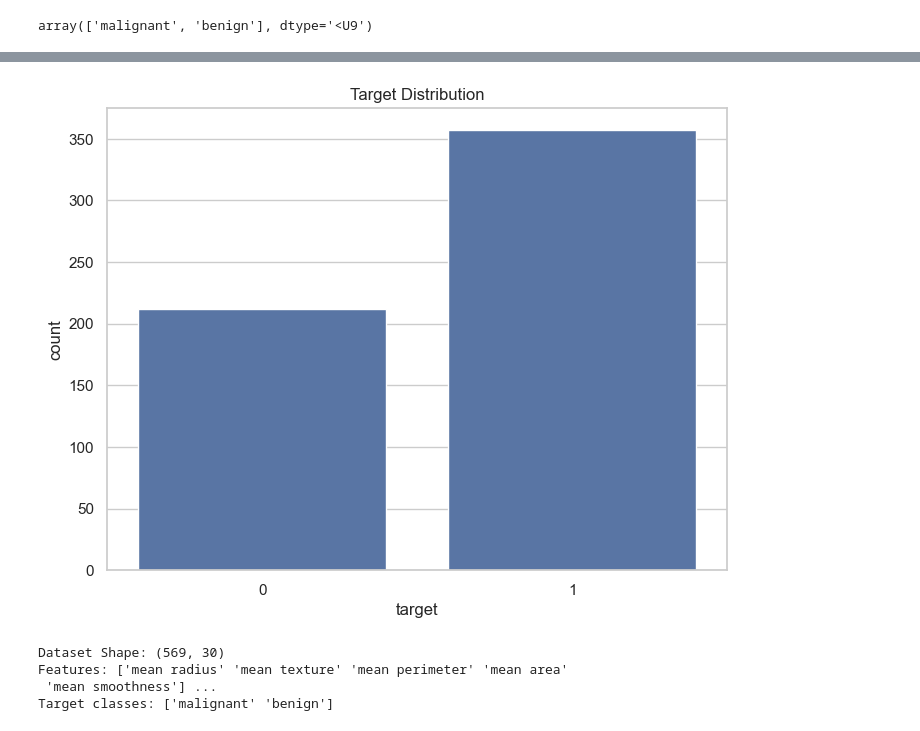
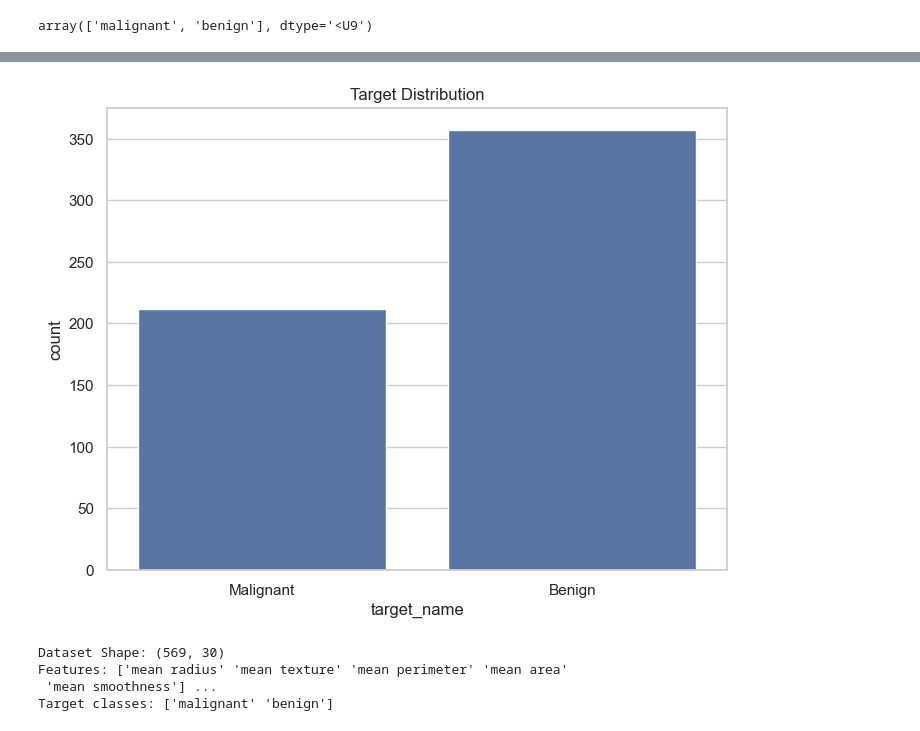
Before and after one commit to orishashakya/Data-Science-Workbook, a Jupyter notebook: Logistic Regression/binomialregression.ipynb, the cells around one changed output, grey strips where cells are left out. Cells and saved outputs as stored; diff of their text form; code cells hidden in the pictures.

```diff
--- a/Logistic Regression/binomialregression.ipynb
+++ b/Logistic Regression/binomialregression.ipynb
@@ -92,13 +137,13 @@ dtype: int64
 # %%
 # Check target distribution
 import seaborn as sns
 import matplotlib.pyplot as plt
 
-sns.countplot(x='target', data=df)
+sns.countplot(x='target_name', data=df)
 plt.title("Target Distribution")
 plt.show()
 # %% [output]
-[figure, old version]
+[figure, new version]
 # %%
 X, y = data.data, data.target
 feature_names = data.feature_names
```
Also changed, not shown: parts of 6 cells of this notebook, 1 other file.
